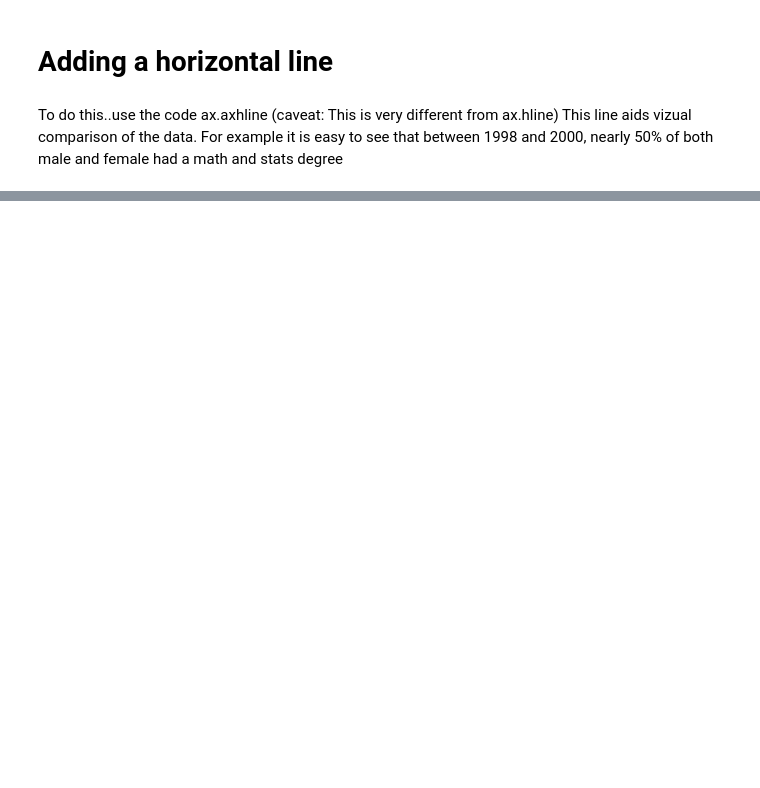
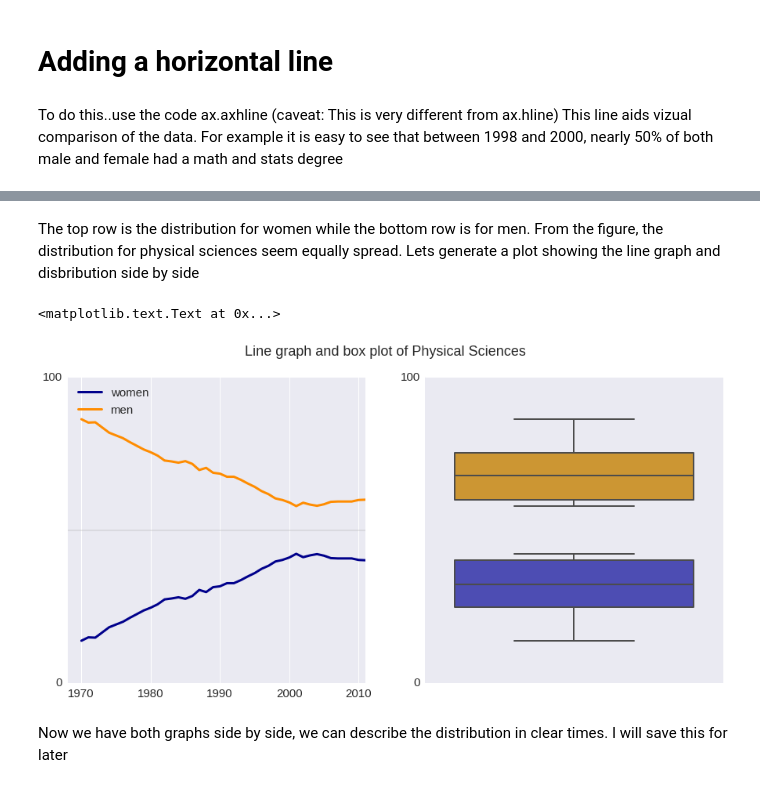
Before and after one commit to RaphaelOK/Data_Visualization-_Analysis, a Jupyter notebook: Data_Exploration_And_Visualization.ipynb, the cells around one changed output, grey strips where cells are left out. Cells and saved outputs as stored; diff of their text form; code cells hidden in the pictures; blank space fills up the shorter version.

```diff
--- a/Data_Exploration_And_Visualization.ipynb
+++ b/Data_Exploration_And_Visualization.ipynb
@@ -298,0 +459,32 @@ administrators decreas. Could this be because women are better administrators?
+# %% [markdown]
+The top row is the distribution for women while the bottom row is for men. From the figure, the distribution for physical sciences seem equally spread. Lets generate a plot showing the line graph and disbribution side by side
+# %%
+fig=plt.figure(figsize=(15,7))
+ax = fig.add_subplot(1,2,1)
+ax.plot(women_degrees["Year"],women_degrees["Physical Sciences"],
+           c=cb_dark_blue,label="women",linewidth=3)
+ax.plot(women_degrees["Year"],100-women_degrees["Physical Sciences"],
+           c=cb_orange,label="men",linewidth=3)
+for key, spine in ax.spines.items():
+        spine.set_visible(False)
+ax.set_xlim(1968,2011)
+ax.set_ylim(0,100)
+ax.set_yticks([0,100])
+ax.set_yticklabels([0,100])
+ax.axhline(50, c=(171/255, 171/255, 171/255), alpha=0.3)
+ax.tick_params(bottom="off",top="off",left="off",right="off")
+ax.tick_params(labelbottom="on")
+plt.legend(loc="upper left")
+
+ax2=fig.add_subplot(1,2,2)
+ax2=sns.boxplot(data=women_degrees["Physical Sciences"],ax=ax2,saturation=0.4,color="b",linewidth=2)
+ax2=sns.boxplot(data=100-women_degrees["Physical Sciences"],ax=ax2,saturation=0.6,color="orange",linewidth=2)
+ax2.set_xticklabels([])
+ax2.set_ylim(0,100)
+ax2.set_yticks([0,100])
+plt.suptitle('Line graph and box plot of Physical Sciences')
+# %% [output]
+<matplotlib.text.Text at 0x...>
+[figure, added]
+# %% [markdown]
+Now we have both graphs side by side, we can describe the distribution in clear times. I will save this for later
```
Also changed, not shown: parts of 19 cells of this notebook.
